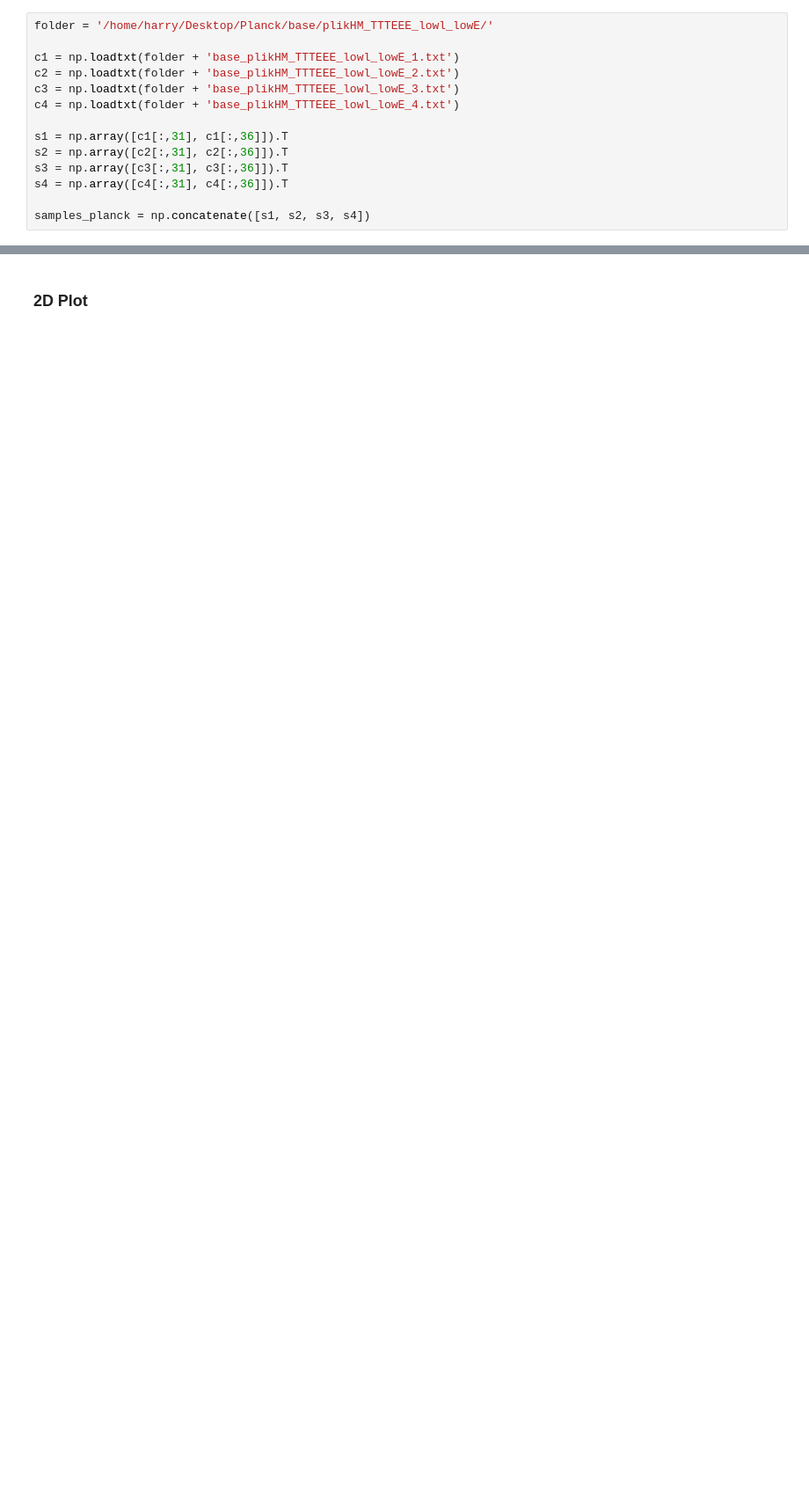
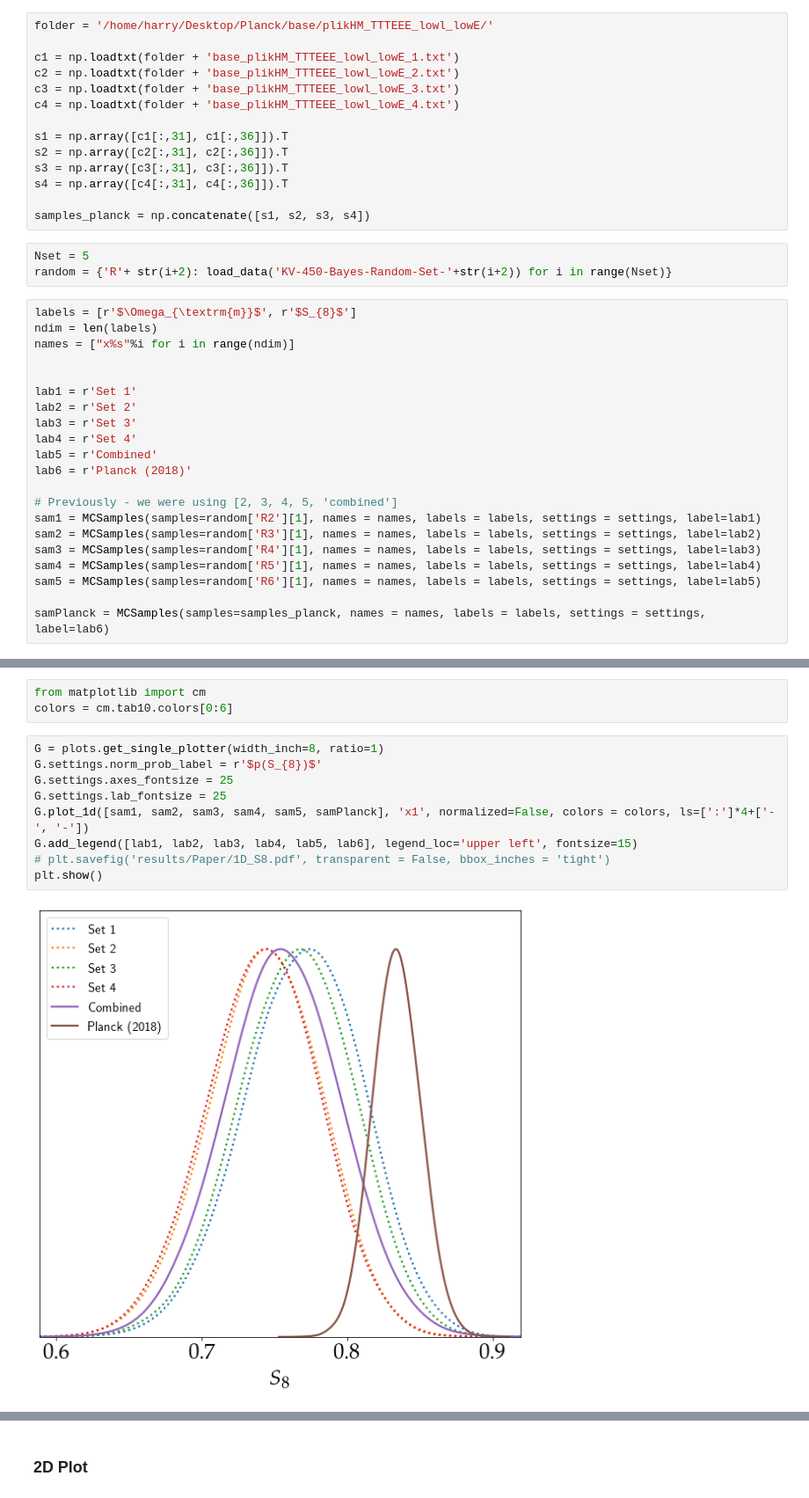
Before and after one commit to Harry45/KV-450, a Jupyter notebook: triangle_plot.ipynb, the cells around one changed output, grey strips where cells are left out. Shown: that part at 88% size. Drawn from its saved outputs; the diff is of its cells as text; blank space fills up the shorter version.

```diff
--- a/triangle_plot.ipynb
+++ b/triangle_plot.ipynb
@@ -202,3 +157,27 @@ s3 = np.array([c3[:,31], c3[:,36]]).T
 s4 = np.array([c4[:,31], c4[:,36]]).T
 
 samples_planck = np.concatenate([s1, s2, s3, s4])
+# %%
+Nset = 5
+random = {'R'+ str(i+2): load_data('KV-450-Bayes-Random-Set-'+str(i+2)) for i in range(Nset)}
+# %%
+labels = [r'$\Omega_{\textrm{m}}$', r'$S_{8}$']
+ndim = len(labels)
+names = ["x%s"%i for i in range(ndim)]
+
+
+lab1 = r'Set 1'
+lab2 = r'Set 2'
+lab3 = r'Set 3'
+lab4 = r'Set 4'
+lab5 = r'Combined'
+lab6 = r'Planck (2018)'
+
+# Previously - we were using [2, 3, 4, 5, 'combined']
+sam1 = MCSamples(samples=random['R2'][1], names = names, labels = labels, settings = settings, label=lab1)
+sam2 = MCSamples(samples=random['R3'][1], names = names, labels = labels, settings = settings, label=lab2)
+sam3 = MCSamples(samples=random['R4'][1], names = names, labels = labels, settings = settings, label=lab3)
+sam4 = MCSamples(samples=random['R5'][1], names = names, labels = labels, settings = settings, label=lab4)
+sam5 = MCSamples(samples=random['R6'][1], names = names, labels = labels, settings = settings, label=lab5)
+
+samPlanck = MCSamples(samples=samples_planck, names = names, labels = labels, settings = settings, label=lab6)
@@ -204,0 +191,14 @@ samples_planck = np.concatenate([s1, s2, s3, s4])
+# %%
+from matplotlib import cm
+colors = cm.tab10.colors[0:6]
+# %%
+G = plots.get_single_plotter(width_inch=8, ratio=1)
+G.settings.norm_prob_label = r'$p(S_{8})$'
+G.settings.axes_fontsize = 25
+G.settings.lab_fontsize = 25
+G.plot_1d([sam1, sam2, sam3, sam4, sam5, samPlanck], 'x1', normalized=False, colors = colors, ls=[':']*4+['-', '-'])
+G.add_legend([lab1, lab2, lab3, lab4, lab5, lab6], legend_loc='upper left', fontsize=15)
+# plt.savefig('results/Paper/1D_S8.pdf', transparent = False, bbox_inches = 'tight')
+plt.show()
+# %% [output]
+[figure, added]
```
Also changed, not shown: parts of 63 cells of this notebook, 10 other files.
